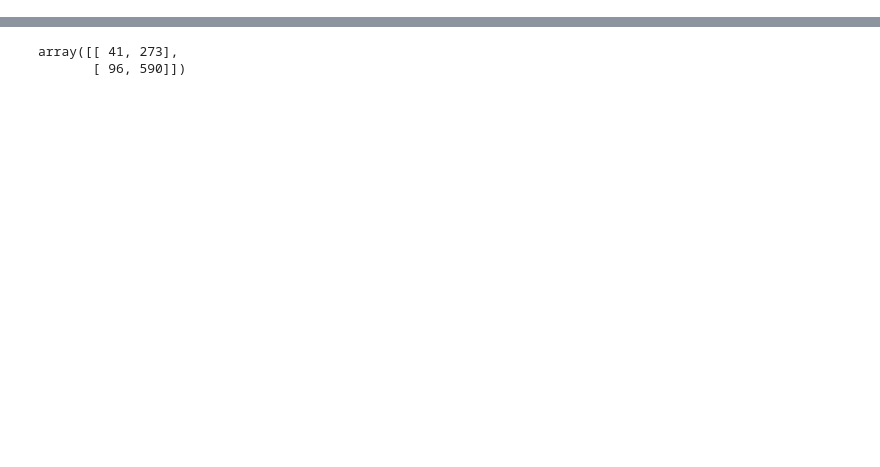
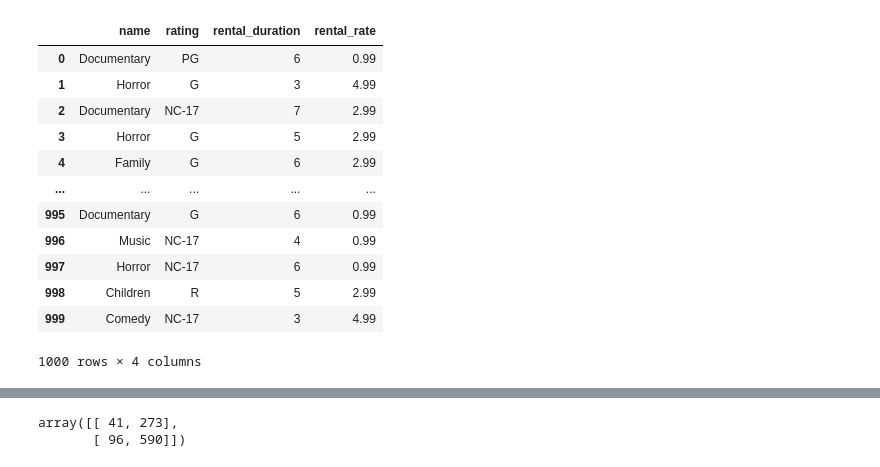
Before and after one commit to Xamweis/lab-predictions-logistic-regression, a Jupyter notebook: predictor2.ipynb, the cells around one changed output, grey strips where cells are left out. Saved outputs shown, nothing was run; the diff lists cells and outputs as text; code cells hidden in the pictures; blank space fills up the shorter version.

```diff
--- a/predictor2.ipynb
+++ b/predictor2.ipynb
@@ -282,0 +82,25 @@ clf.score(X2, y2)
+# %%
+# query single class film features
+
+film_categories = pd.DataFrame(engine.execute('''
+SELECT c.name, f.rating, f.rental_duration, f.rental_rate
+FROM film f
+JOIN film_category fa USING (film_id)
+JOIN category c USING (category_id)
+ORDER BY f.title;
+''')).astype(object)    # transform pseudo nums to obj
+film_categories
+# %% [output]
+|  | name | rating | rental_duration | rental_rate |
+| 0 | Documentary | PG | 6 | 0.99 |
+| 1 | Horror | G | 3 | 4.99 |
+| 2 | Documentary | NC-17 | 7 | 2.99 |
+| 3 | Horror | G | 5 | 2.99 |
+| 4 | Family | G | 6 | 2.99 |
+| ... | ... | ... | ... | ... |
+| 995 | Documentary | G | 6 | 0.99 |
+| 996 | Music | NC-17 | 4 | 0.99 |
+| 997 | Horror | NC-17 | 6 | 0.99 |
+| 998 | Children | R | 5 | 2.99 |
+| 999 | Comedy | NC-17 | 3 | 4.99 |
+1000 rows × 4 columns
```
Also changed, not shown: parts of 34 cells of this notebook.
